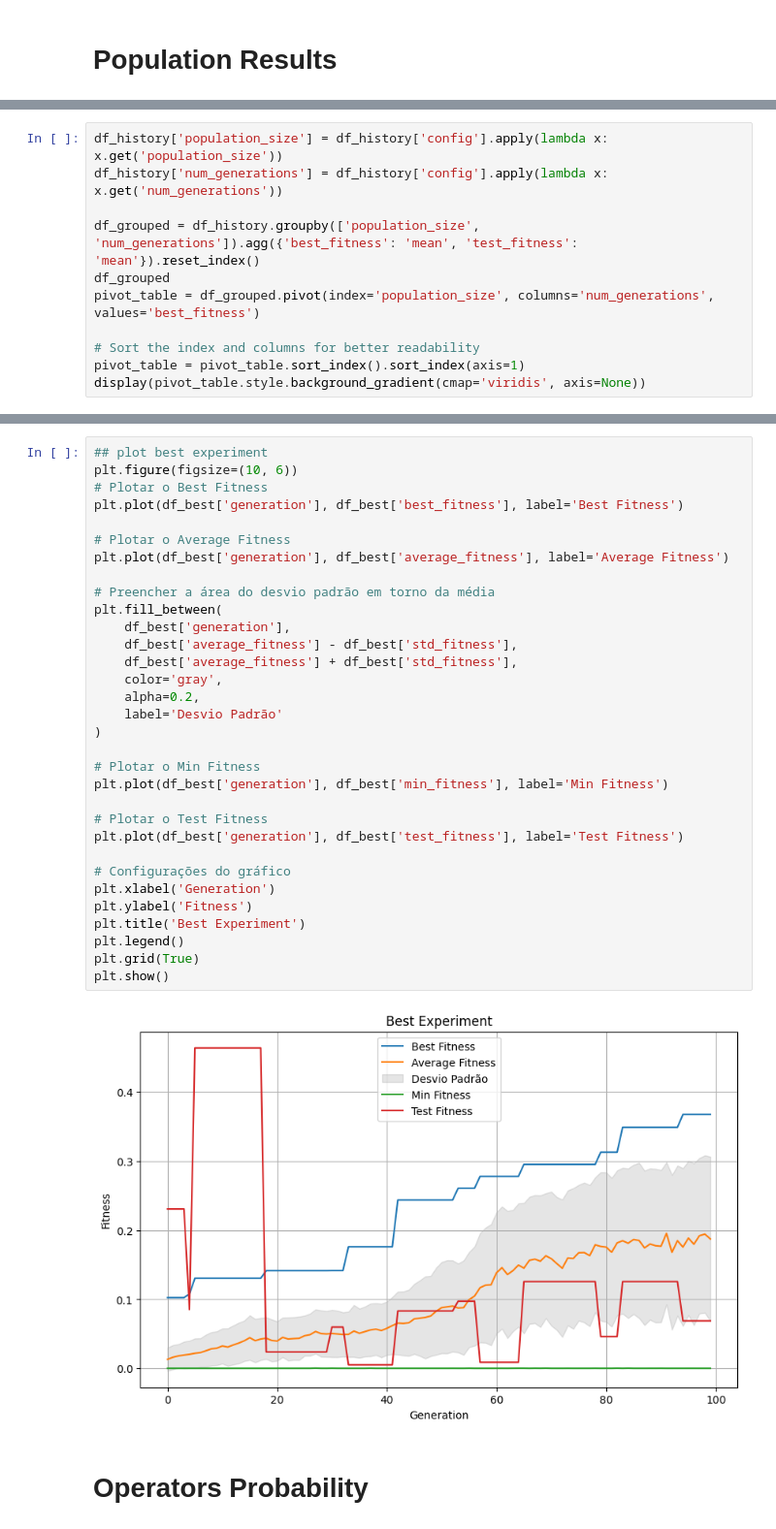
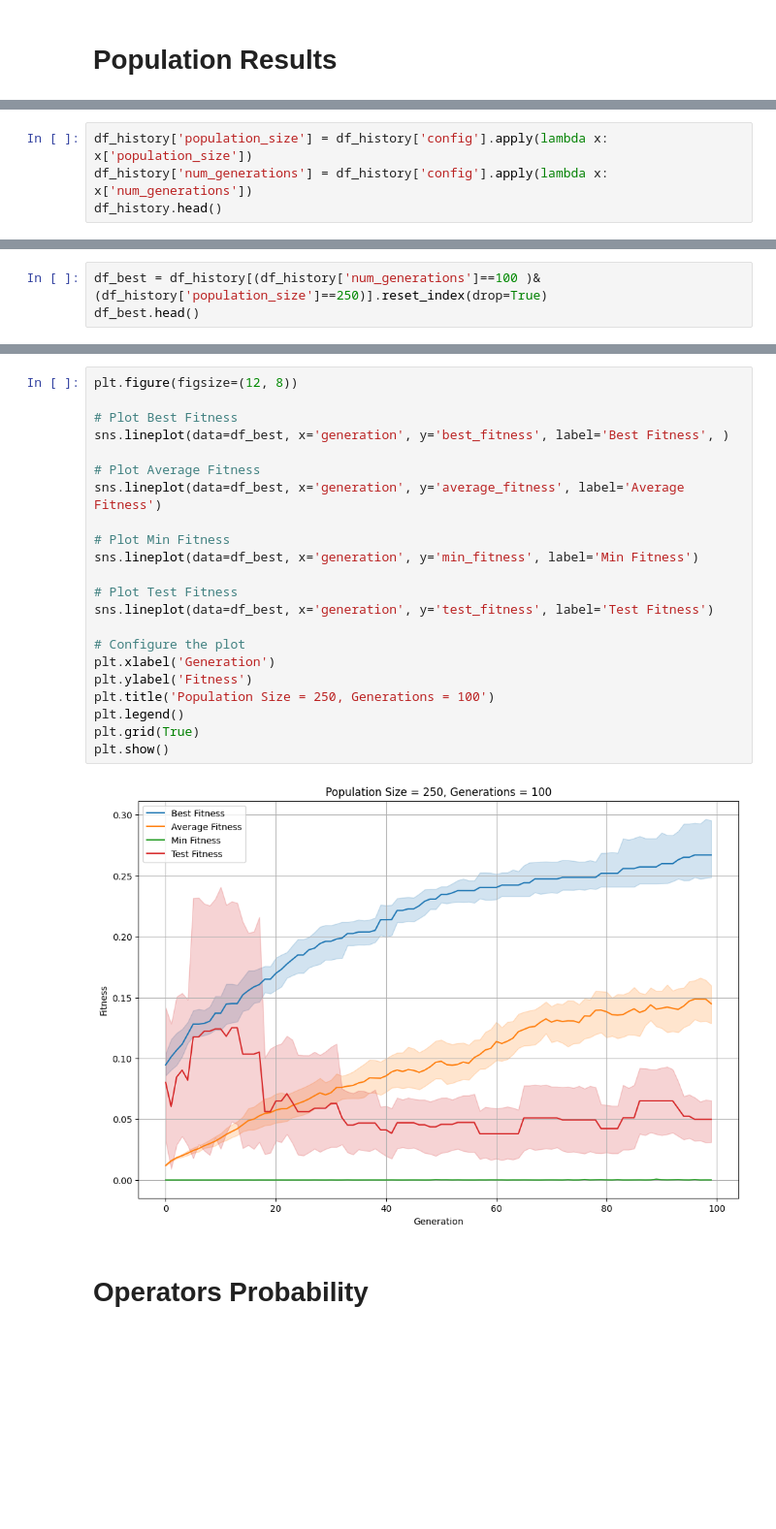
Before and after one commit to JoaoLucas23/TP1-CompNat, a Jupyter notebook: results.ipynb, the cells around one changed output, grey strips where cells are left out. Shown: that part at 97% size. Drawn from its saved outputs; the diff is of its cells as text; blank space fills up the shorter version.

```diff
--- a/results.ipynb
+++ b/results.ipynb
@@ -108,12 +70,5 @@ display(pivot_table.style.background_gradient(cmap='viridis', axis=None))
 # %%
-df_history['population_size'] = df_history['config'].apply(lambda x: x.get('population_size'))
-df_history['num_generations'] = df_history['config'].apply(lambda x: x.get('num_generations'))
-
-df_grouped = df_history.groupby(['population_size', 'num_generations']).agg({'best_fitness': 'mean', 'test_fitness': 'mean'}).reset_index()
-df_grouped
-pivot_table = df_grouped.pivot(index='population_size', columns='num_generations', values='best_fitness')
-
-# Sort the index and columns for better readability
-pivot_table = pivot_table.sort_index().sort_index(axis=1)
-display(pivot_table.style.background_gradient(cmap='viridis', axis=None))
+df_history['population_size'] = df_history['config'].apply(lambda x: x['population_size'])
+df_history['num_generations'] = df_history['config'].apply(lambda x: x['num_generations'])
+df_history.head()
 # %% [output]
@@ -172,0 +111,3 @@ df_metrics
+# %%
+df_best = df_history[(df_history['num_generations']==100 )& (df_history['population_size']==250)].reset_index(drop=True)
+df_best.head()
@@ -173,37 +121,27 @@ df_metrics
 # %%
-## plot best experiment
-plt.figure(figsize=(10, 6))
-# Plotar o Best Fitness
-plt.plot(df_best['generation'], df_best['best_fitness'], label='Best Fitness')
+plt.figure(figsize=(12, 8))
 
-# Plotar o Average Fitness
-plt.plot(df_best['generation'], df_best['average_fitness'], label='Average Fitness')
+# Plot Best Fitness
+sns.lineplot(data=df_best, x='generation', y='best_fitness', label='Best Fitness', )
 
-# Preencher a área do desvio padrão em torno da média
-plt.fill_between(
-    df_best['generation'],
-    df_best['average_fitness'] - df_best['std_fitness'],
-    df_best['average_fitness'] + df_best['std_fitness'],
-    color='gray',
-    alpha=0.2,
-    label='Desvio Padrão'
-)
+# Plot Average Fitness
+sns.lineplot(data=df_best, x='generation', y='average_fitness', label='Average Fitness')
 
-# Plotar o Min Fitness
-plt.plot(df_best['generation'], df_best['min_fitness'], label='Min Fitness')
+# Plot Min Fitness
+sns.lineplot(data=df_best, x='generation', y='min_fitness', label='Min Fitness')
 
-# Plotar o Test Fitness
-plt.plot(df_best['generation'], df_best['test_fitness'], label='Test Fitness')
+# Plot Test Fitness
+sns.lineplot(data=df_best, x='generation', y='test_fitness', label='Test Fitness')
 
-# Configurações do gráfico
+# Configure the plot
 plt.xlabel('Generation')
 plt.ylabel('Fitness')
-plt.title('Best Experiment')
+plt.title('Population Size = 250, Generations = 100')
 plt.legend()
 plt.grid(True)
 plt.show()
 # %% [output]
-[figure, old version]
+[figure, new version]
 # %% [markdown]
 # Operators Probability
 # %%
```
Also changed, not shown: parts of 26 cells of this notebook, 39 other files.
